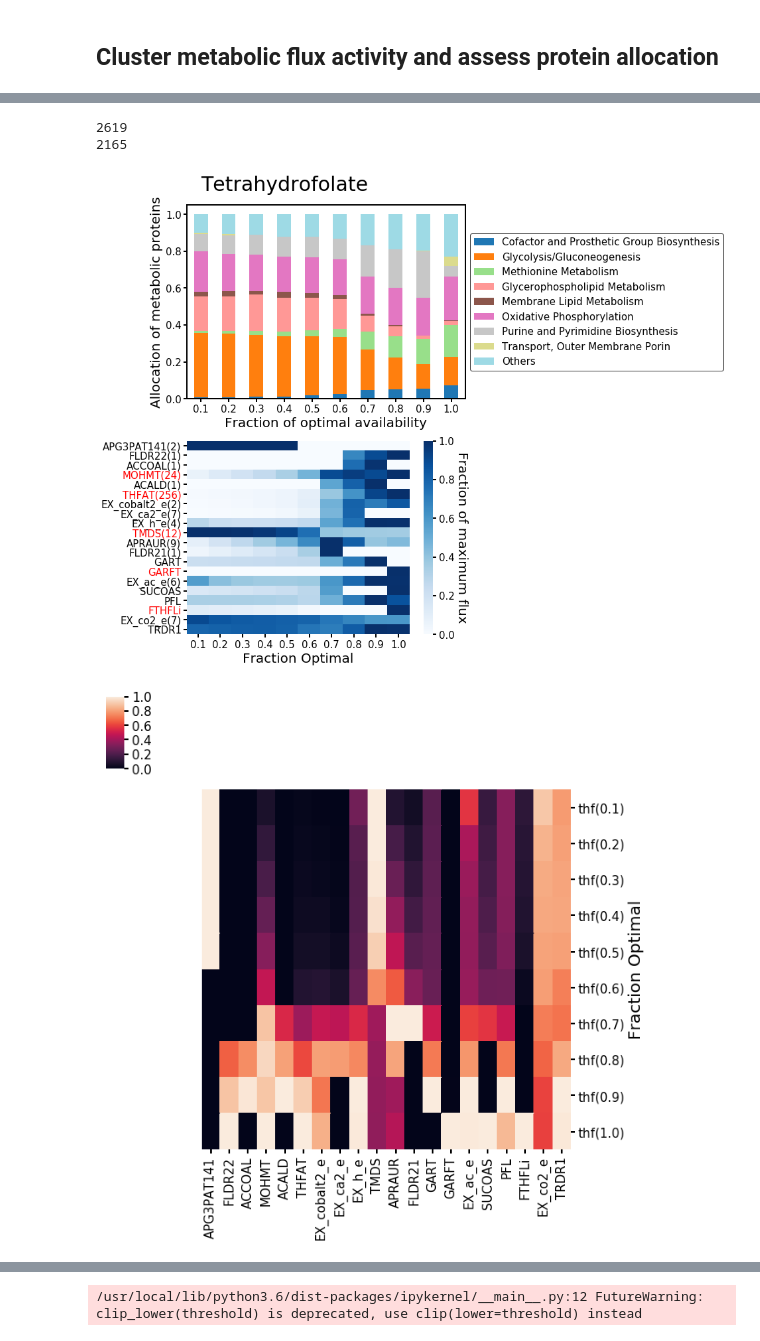
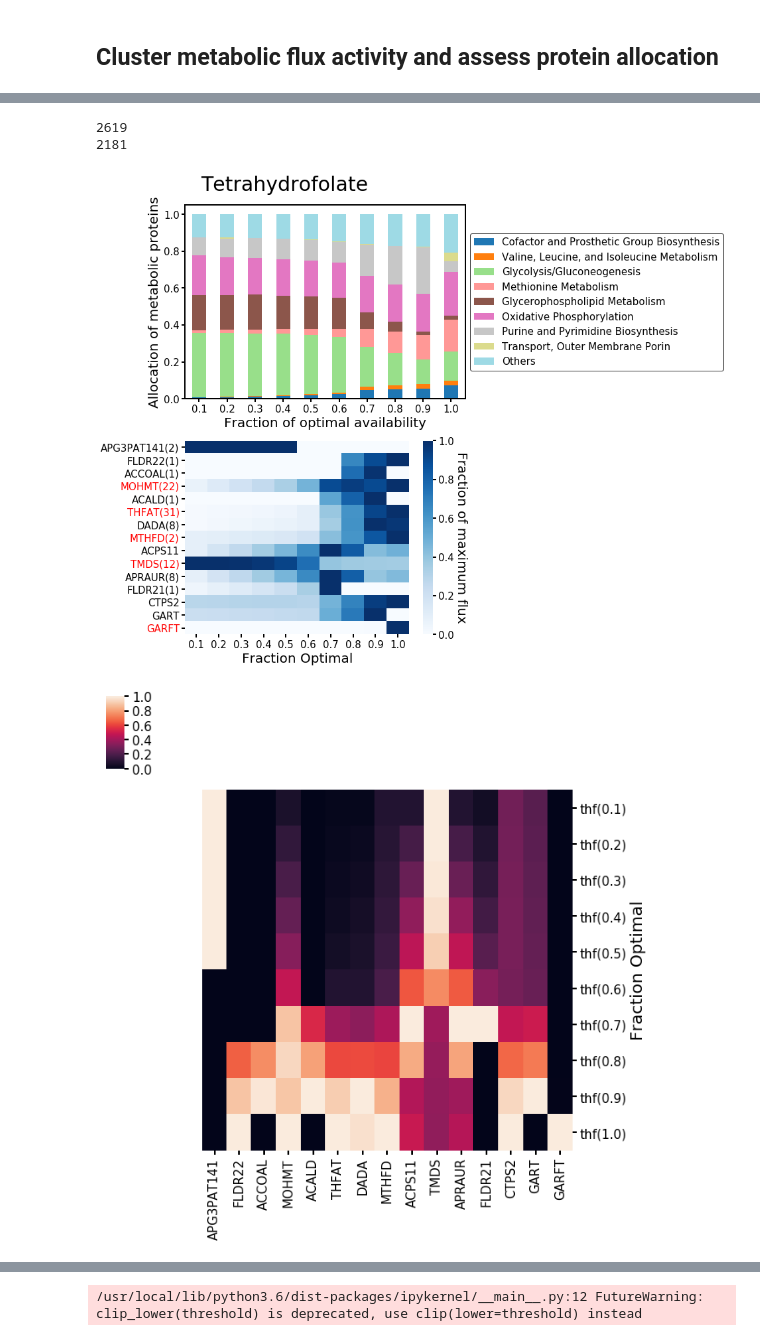
Before and after one commit to coltonlloyd/me_biomass, a Jupyter notebook: me_cofactor/analayze_auxotroph_titration.ipynb, the cells around one changed output, grey strips where cells are left out. Cells and saved outputs as stored; diff of their text form; code cells hidden in the pictures.

```diff
--- a/me_cofactor/analayze_auxotroph_titration.ipynb
+++ b/me_cofactor/analayze_auxotroph_titration.ipynb
@@ -188,7 +202,8 @@ def get_protein_distribution(model, solution=None, cog_df=None, groupby='COG'):
 # Plot global characteristic
 # %%
 # W/ changing abundance
-fig, all_axes = plt.subplots(1, 2, sharey=True, figsize=(11,5), sharex=True)
+fig, all_axes = plt.subplots(1, 2, sharey=True, figsize=(11,5),
+                             sharex=True)
 
 all_handles = []
 all_labels = []
@@ -198,16 +213,17 @@ for q, kind in enumerate(['cofactors', 'aas']):
             continue
         elif kind == 'cofactors' and met in aas:
             continue
-        #if met != 'thf' and met != 'phe__L':
-        #    continue
+        #q = temp_df
         if met in mets_to_skip:
             continue
         if kind == 'aas':
-            axes = all_axes[1]
-            axes.set_title('Amino Acids')
+            ax = all_axes[1]
+            ax.set_title('Amino Acids')
         elif kind == 'cofactors':
-            axes = all_axes[0]
-            axes.set_title('Cofactors')
+            ax = all_axes[0]
+            ax.set_title('Cofactors')
+        else:
+            raise Exception('Kind %s not valid' % kind)
         if kind == 'aas':
             style='--'
             size=4
@@ -222,9 +238,9 @@ for q, kind in enumerate(['cofactors', 'aas']):
 
         # Plot growth rate
         x = (temp_df.uptake/ temp_df.uptake.max()).values
-        ax = axes
 
-        ax.plot(x, return_individual_comparison(temp_df, default_series), linestyle=style, linewidth=size,
+        ax.plot(x, return_individual_comparison(temp_df, default_series),
+                linestyle=style, linewidth=size,
                 marker=marker, label=met_to_name[met])
         ax.plot([1/20, 1], [1]*2, 'k--', linewidth=2)
 
@@ -238,7 +254,9 @@ for q, kind in enumerate(['cofactors', 'aas']):
     ax.set_xlim(0, 1.01)
 
 all_axes[0].set_ylabel('Percent of prototroph \n growth rate')
-lgd = all_axes[1].legend(all_handles, all_labels, bbox_to_anchor=(1.01, .5), loc='center left', ncol=2, fontsize=15, facecolor='w')
+lgd = all_axes[1].legend(all_handles, all_labels, bbox_to_anchor=(1.01, .5),
+                         loc='center left', ncol=2, fontsize=15,
+                         facecolor='w', title='Essential Nutrient', title_fontsize=20)
 
 
 
@@ -463,8 +460,0 @@ Name: THFAT, dtype: float64
-# %%
-new = abs(cons).copy()
-#new = new.clip(lower=1e-2, upper=100)
-new = new.clip(lower=new[new!=0].min().min()/10, upper=100)
-new = new.loc[[i for i in new.index if i not in filter_rxns]]
-# get log2 fold change from optimal
-new = new / new.max()
-abs(new).std(axis=0).sort_values(ascending=False).iloc[:20]
@@ -492,6 +464,8 @@ import seaborn as sns
 rxn_df = pd.DataFrame(pca_dict)
 rxn_df = rxn_df.loc[[i for i in rxn_df.index if 'DM_RNA' not in i]]
 
+to_exclude= ['EX_ni2_e', 'EX_ca2_e', 'EX_na1_e', 'EX_k_e', 'EX_mn2_e', 'GLCt2pp', 'GLCptspp', 'EX_acald_e',
+            'EX_zn2_e', 'EX_cobalt2_e', 'EX_cu2_e', 'EX_meoh_e', 'EX_mg2_e', 'EX_h_e', 'EX_RNase_m5']
 
 met_to_affected = pd.read_csv('vitamin_to_blocked_reactions.csv',index_col=0).rename(lambda x: x.split(',')[0])
 met_to_affected.rename(lambda x: x.replace('nad', 'nac').replace('thmpp', 'thm').replace('pydx5p', 'pydxn'), inplace=True)
@@ -511,7 +485,7 @@ def filter_out_correlated_rxns(in_df, met):
     rxns_to_exclude = []
     for i in corr_df.columns:
         correlated_set = set()
-        correlated_coset = corr_df.loc[abs(corr_df[i]) > .99, i]
+        correlated_coset = corr_df.loc[abs(corr_df[i]) > .999, i]
         if len(correlated_coset) > 1 and i not in rxns_to_exclude:
             correlated_rxns = list(correlated_coset.index)
             key = None
@@ -551,7 +525,7 @@ for met, a_df in cons_rxn_df.groupby('metabolite'):
     temp_df.drop(['uptake', 'metabolite'], axis=1, inplace=True)
     temp_df, correlated_reaction_dict = filter_out_correlated_rxns(temp_df.T, met)
     temp_df.columns.name = 'Fraction Optimal'
-
+    temp_df.drop(to_exclude, inplace=True, errors='ignore')
     filter_out = []
     cons = temp_df.T[(abs(temp_df.sum()) > 0) & ~ temp_df.columns.isin(filter_out)]
     based_on_activity =False
@@ -574,7 +548,7 @@ for met, a_df in cons_rxn_df.groupby('metabolite'):
         # get log2 fold change from optimal
         new_save = new / new.max() #- new.iloc[0].map(log2)
         new = new / new.max() # - new.iloc[0].map(log2)
-        new = new[abs(new).std(axis=0).sort_values(ascending=False).iloc[:20].index.values]
+        new = new[abs(new).std(axis=0).sort_values(ascending=False).iloc[:15].index.values]
 
         #new= new[(new.max() - new.min()).sort_values(ascending=False).iloc[:15].index.values]
         new = new.T[[i for i in new.index if float(i.split('(')[1].split(')')[0])*10 % 1 ==0]].T
@@ -600,7 +574,7 @@ for met, a_df in cons_rxn_df.groupby('metabolite'):
             if old_text  in reactions_affected_by_auxotroph:
                 tick.set_color('r')
             if old_text in correlated_reaction_dict:
-                new_text = old_text + '(%i)' % len(correlated_reaction_dict[old_text])
+                new_text = old_text[:20] + '(%i)' % len(correlated_reaction_dict[old_text])
                 new_labels.append(new_text)
             else:
                 new_labels.append(old_text)
@@ -618,33 +592,33 @@ for met, a_df in cons_rxn_df.groupby('metabolite'):
         new = new.T[abs(new).std(axis=0) > (abs(new).std(axis=0).median() + .5* abs(new).std(axis=0).std())].T
         g = sns.clustermap(new, row_cluster=False, figsize=(12, 10), cmap="Blues")
         q = plt.setp(g.ax_heatmap.get_yticklabels(), rotation=0)
 
 
     # Barchart of COG allocation
     cog_df = pd.DataFrame(cog_dict)
     cog_df = cog_df / cog_df.sum()
 
     cog_df = change_index_to_uptake_fraction(cog_df).drop(['metabolite', 'uptake'], axis=1).T
     cog_df.columns.name = ''
     temp = cog_df.fillna(0)
     temp = temp[[i for i in temp.columns if met in i]]
     changing_cogs = temp[abs(temp).std(axis=1) > (abs(temp).std(axis=1).quantile(.75))].index
 
     temp.loc['Others'] = temp.loc[[i for i in temp.index if i not in changing_cogs]].sum().values
     temp.drop([i for i in temp.index if i not in changing_cogs and i != 'Others'], inplace=True)
     temp = temp[[i for i in temp.columns if float(i.split('(')[1].split(')')[0])*10 % 1 ==0]]
     ax = temp.T.plot(kind='bar', stacked=True, cmap='tab20', ax=axes[0])
 
     ax.set_xlabel('Fraction of optimal availability', size=20)
     ax.set_xticklabels([i.get_text().split('(')[1].split(")")[0] for i in ax.get_xticklabels()], rotation=0)
     ax.set_ylabel('Allocation of metabolic proteins', size=20)
     ax.figure.tight_layout()
     ax.figure.text(.5, 1.04, met_to_name[met_obj.id.replace('_c', '')], ha='center', va='top', fontsize=30)
     lgd = ax.legend(fontsize=15, ncol=1, bbox_to_anchor=(1,.5), loc='center left')
     fig.savefig('/home/sbrg-cjlloyd/Dropbox/_me_cofactor_manuscript/Figures/%s.svg' % met,
                 bbox_extra_artists=(lgd,), bbox_inches='tight')
 # %% [output]
 2619
-2165
+2181
-[figure, old version]
+[figure, new version]
-[figure, old version]
+[figure, new version]
```
Also changed, not shown: parts of 21 cells of this notebook.
